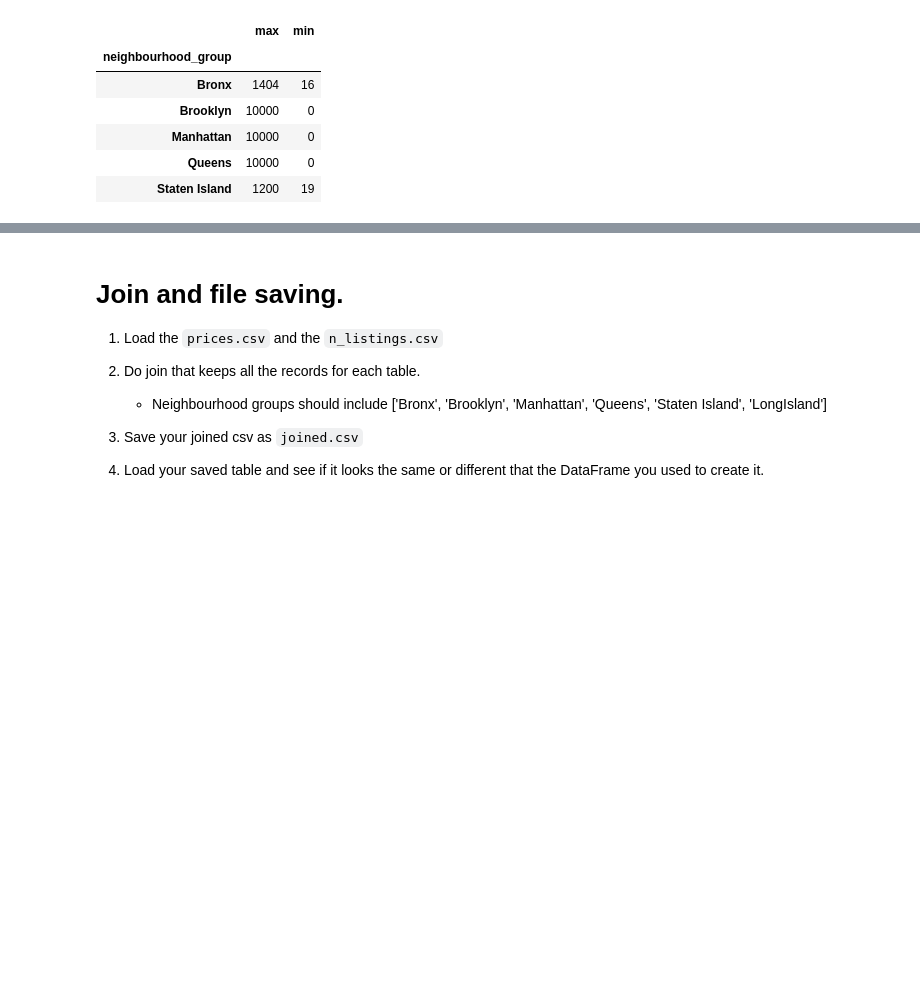
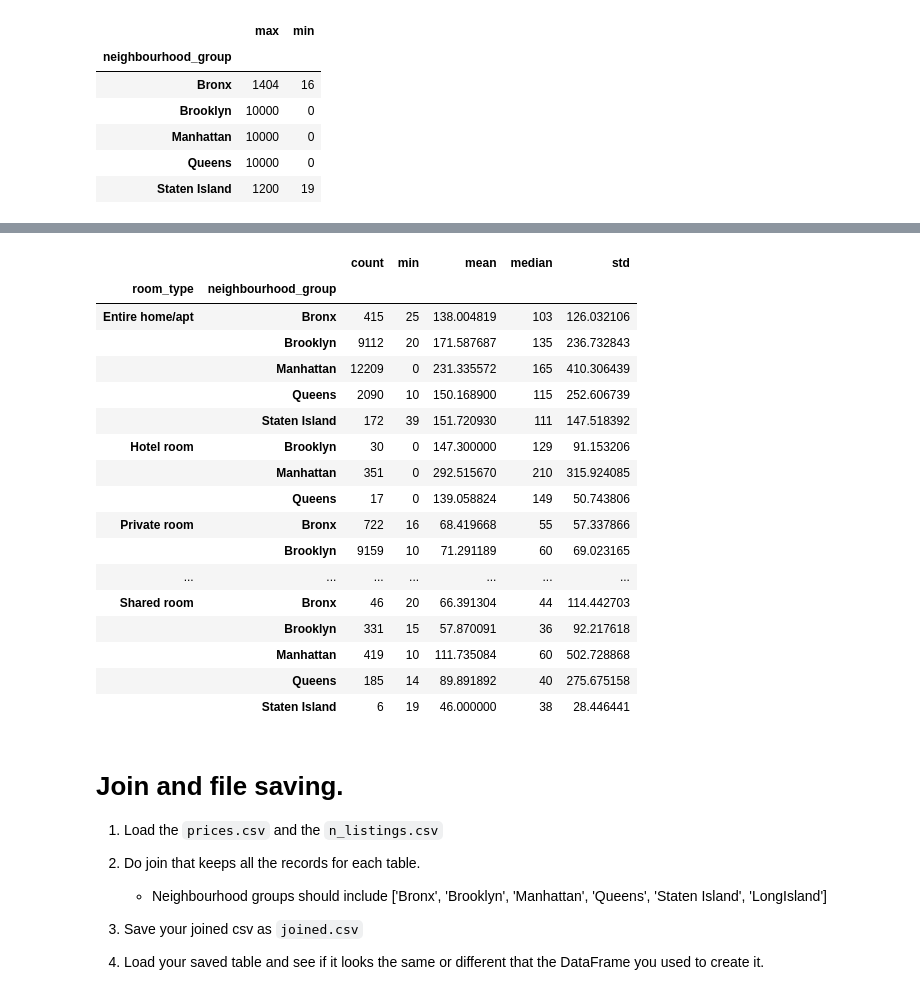
Before and after one commit to dannyzhen2000/2021-fall-data-science, a Jupyter notebook: Week-01-Pandas/Exercise.ipynb, the cells around one changed output, grey strips where cells are left out. Drawn from its saved outputs; the diff is of its cells as text; code cells hidden in the pictures; blank space fills up the shorter version.

```diff
--- a/Week-01-Pandas/Exercise.ipynb
+++ b/Week-01-Pandas/Exercise.ipynb
@@ -155,4 +155,5 @@ gb['price'].agg(['max','min'])
 | Staten Island | 1200 | 19 |
 # %%
 # 4. Using `groupby`, find the mean price for each room type in each neighbourhood_group.
-gb =
+gb = df.groupby(['room_type','neighbourhood_group'])
+gb['price'].mean()
@@ -159,6 +181,26 @@ gb =
 # %%
 # 5. Using `groupby` and `.agg()`, find the count, min, max, mean, median, and std of the prices
 # for each room type in each neighbourhood_group.
+gb['price'].agg(['count','min','mean','median','std'])
+# %% [output]
+|  |  | count | min | mean | median | std |
+| room_type | neighbourhood_group |  |  |  |  |  |
+| Entire home/apt | Bronx | 415 | 25 | 138.004819 | 103 | 126.032106 |
+|  | Brooklyn | 9112 | 20 | 171.587687 | 135 | 236.732843 |
+|  | Manhattan | 12209 | 0 | 231.335572 | 165 | 410.306439 |
+|  | Queens | 2090 | 10 | 150.168900 | 115 | 252.606739 |
+|  | Staten Island | 172 | 39 | 151.720930 | 111 | 147.518392 |
+| Hotel room | Brooklyn | 30 | 0 | 147.300000 | 129 | 91.153206 |
+|  | Manhattan | 351 | 0 | 292.515670 | 210 | 315.924085 |
+|  | Queens | 17 | 0 | 139.058824 | 149 | 50.743806 |
+| Private room | Bronx | 722 | 16 | 68.419668 | 55 | 57.337866 |
+|  | Brooklyn | 9159 | 10 | 71.291189 | 60 | 69.023165 |
+| ... | ... | ... | ... | ... | ... | ... |
+| Shared room | Bronx | 46 | 20 | 66.391304 | 44 | 114.442703 |
+|  | Brooklyn | 331 | 15 | 57.870091 | 36 | 92.217618 |
+|  | Manhattan | 419 | 10 | 111.735084 | 60 | 502.728868 |
+|  | Queens | 185 | 14 | 89.891892 | 40 | 275.675158 |
+|  | Staten Island | 6 | 19 | 46.000000 | 38 | 28.446441 |
 # %% [markdown]
 # Join and file saving.
 1. Load the `prices.csv` and the `n_listings.csv`
```
Also changed, not shown: parts of 7 cells of this notebook, 2 other files.
